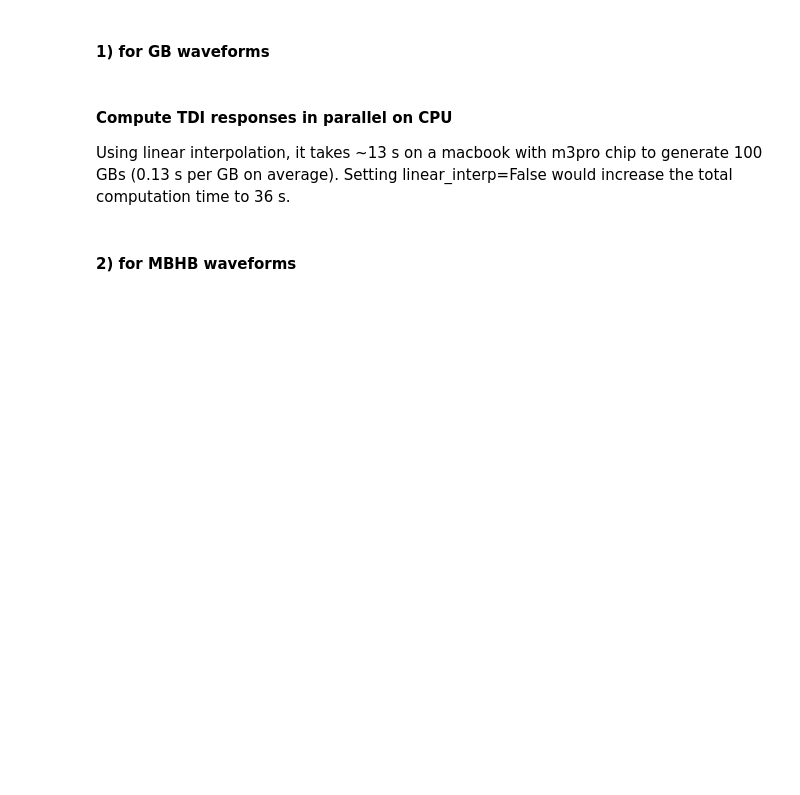
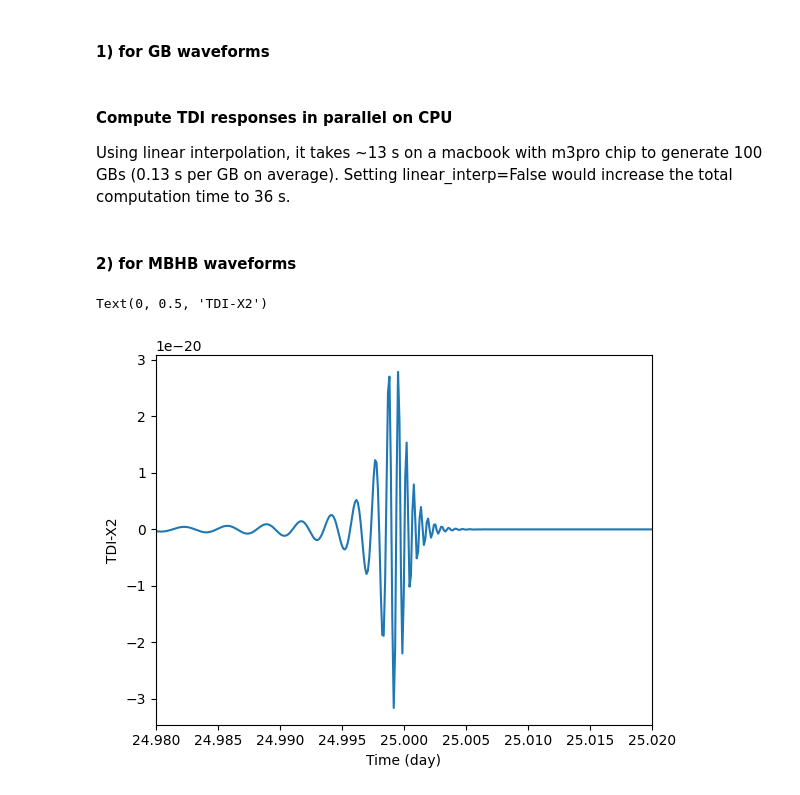
Before and after one commit to TriangleDataCenter/Triangle-Simulator, a Jupyter notebook: Tutorials/4_Demo_Simulation_for_Scientific_Data_Analysis.ipynb, the cells around one changed output. Cells and saved outputs as stored; diff of their text form; code cells hidden in the pictures; blank space fills up the shorter version.

```diff
--- a/Tutorials/4_Demo_Simulation_for_Scientific_Data_Analysis.ipynb
+++ b/Tutorials/4_Demo_Simulation_for_Scientific_Data_Analysis.ipynb
@@ -438,3 +438,12 @@ MBHB_params = {
 }
 # %%
 results = mbhb_response_generator(parameters=MBHB_params)
+# %%
+plt.plot(tcb_times/DAY, results)
+plt.xlim(MBHB_params["coalescence_time"] - 0.02, MBHB_params["coalescence_time"] + 0.02)
+# plt.ylim(-1e-23, 1e-23)
+plt.xlabel("Time (day)")
+plt.ylabel("TDI-X2")
+# %% [output]
+Text(0, 0.5, 'TDI-X2')
+[figure, added]
```
Also changed, not shown: parts of 2 cells of this notebook.
